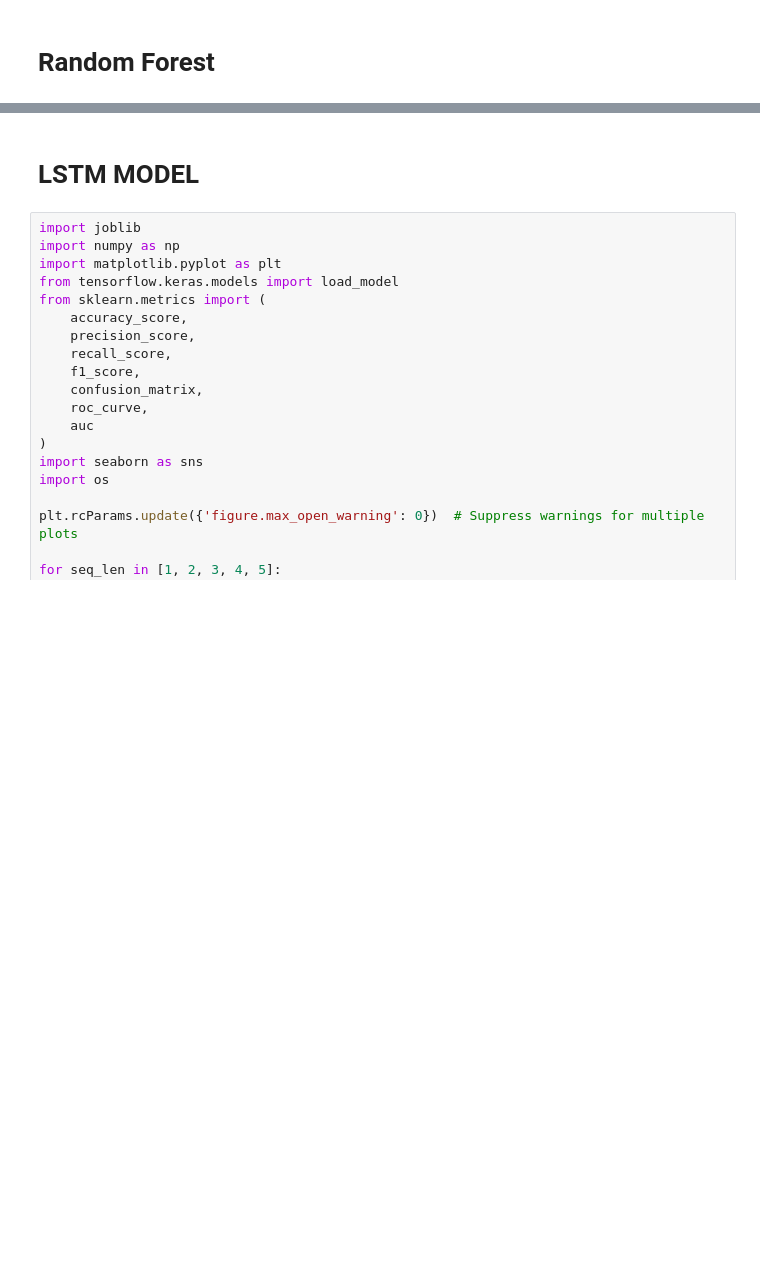
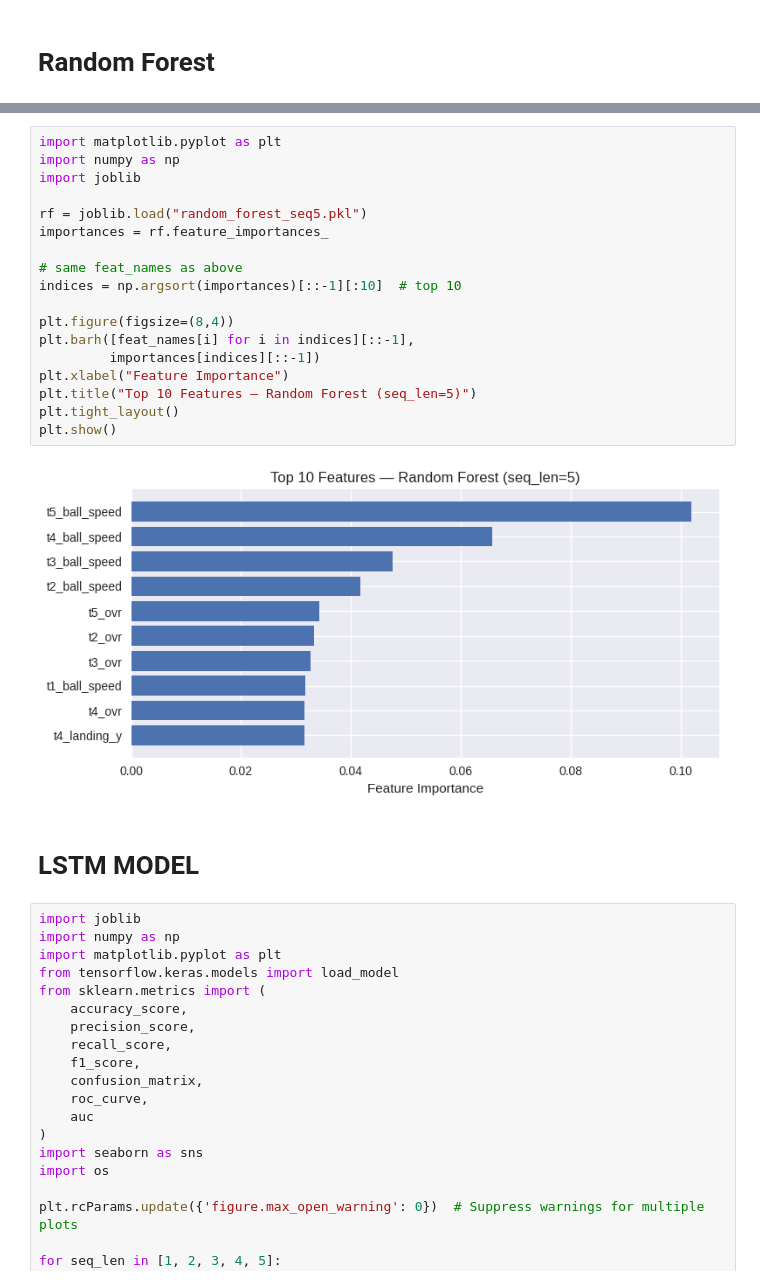
Before and after one commit to sanchit-22/Bowling_Deceptiveness, a Jupyter notebook: eval/eval.ipynb, the cells around one changed output, grey strips where cells are left out. Saved outputs shown, nothing was run; the diff lists cells and outputs as text; blank space fills up the shorter version.

```diff
--- a/eval/eval.ipynb
+++ b/eval/eval.ipynb
@@ -211,3 +242,23 @@ for seq_len in [1, 2, 3, 4, 5]:
+# %%
+import matplotlib.pyplot as plt
+import numpy as np
+import joblib
+
+rf = joblib.load("random_forest_seq5.pkl")
+importances = rf.feature_importances_
+
+# same feat_names as above
+indices = np.argsort(importances)[::-1][:10]  # top 10
+
+plt.figure(figsize=(8,4))
+plt.barh([feat_names[i] for i in indices][::-1],
+         importances[indices][::-1])
+plt.xlabel("Feature Importance")
+plt.title("Top 10 Features — Random Forest (seq_len=5)")
+plt.tight_layout()
+plt.show()
+# %% [output]
+[figure, added]
 # %% [markdown]
 # LSTM MODEL
 # %%
```
Also changed, not shown: parts of 4 cells of this notebook, 7 other files.
